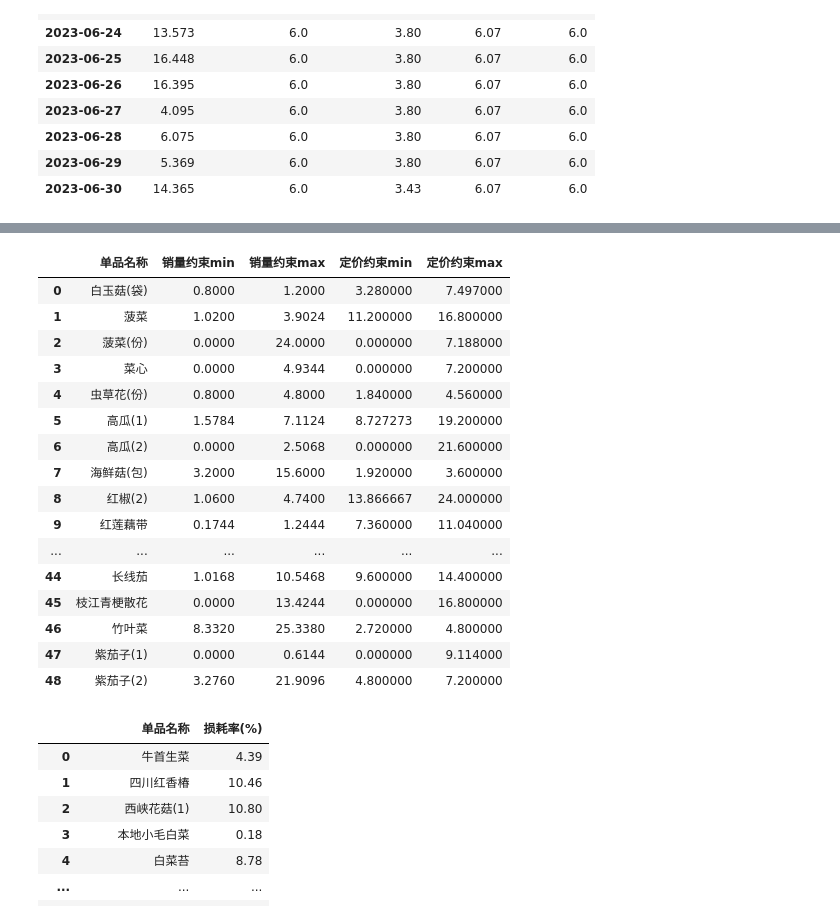
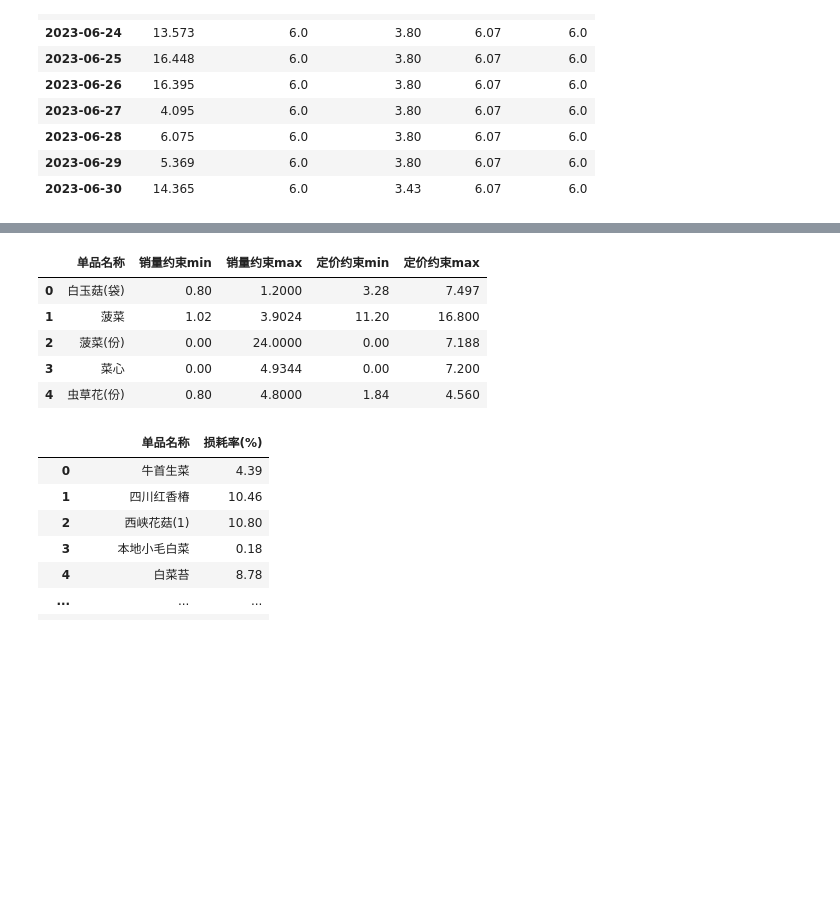
Before and after one commit to XingA02/CUMCM-2023C, a Jupyter notebook: 3_2_寻找需要的数据.ipynb, the cells around one changed output, grey strips where cells are left out. Drawn from its saved outputs; the diff is of its cells as text; code cells hidden in the pictures; blank space fills up the shorter version.

```diff
--- a/3_2_寻找需要的数据.ipynb
+++ b/3_2_寻找需要的数据.ipynb
@@ -233,28 +222,17 @@ result
 # %%
 result['销量约束min'] = result['销量最小值'] * 0.8
 result['销量约束max'] = result['销量最大值'] * 1.2
 result['定价约束min'] = result['定价最小值'] * 0.8
 result['定价约束max'] = result['定价最大值'] * 1.2
 result = result[['单品名称', '销量约束min', '销量约束max', '定价约束min', '定价约束max']]
-result
+result.head()
 # %% [output]
 |  | 单品名称 | 销量约束min | 销量约束max | 定价约束min | 定价约束max |
-| 0 | 白玉菇(袋) | 0.8000 | 1.2000 | 3.280000 | 7.497000 |
-| 1 | 菠菜 | 1.0200 | 3.9024 | 11.200000 | 16.800000 |
-| 2 | 菠菜(份) | 0.0000 | 24.0000 | 0.000000 | 7.188000 |
-| 3 | 菜心 | 0.0000 | 4.9344 | 0.000000 | 7.200000 |
-| 4 | 虫草花(份) | 0.8000 | 4.8000 | 1.840000 | 4.560000 |
-| 5 | 高瓜(1) | 1.5784 | 7.1124 | 8.727273 | 19.200000 |
-| 6 | 高瓜(2) | 0.0000 | 2.5068 | 0.000000 | 21.600000 |
-| 7 | 海鲜菇(包) | 3.2000 | 15.6000 | 1.920000 | 3.600000 |
-| 8 | 红椒(2) | 1.0600 | 4.7400 | 13.866667 | 24.000000 |
-| 9 | 红莲藕带 | 0.1744 | 1.2444 | 7.360000 | 11.040000 |
-| ... | ... | ... | ... | ... | ... |
-| 44 | 长线茄 | 1.0168 | 10.5468 | 9.600000 | 14.400000 |
-| 45 | 枝江青梗散花 | 0.0000 | 13.4244 | 0.000000 | 16.800000 |
-| 46 | 竹叶菜 | 8.3320 | 25.3380 | 2.720000 | 4.800000 |
-| 47 | 紫茄子(1) | 0.0000 | 0.6144 | 0.000000 | 9.114000 |
-| 48 | 紫茄子(2) | 3.2760 | 21.9096 | 4.800000 | 7.200000 |
+| 0 | 白玉菇(袋) | 0.80 | 1.2000 | 3.28 | 7.497 |
+| 1 | 菠菜 | 1.02 | 3.9024 | 11.20 | 16.800 |
+| 2 | 菠菜(份) | 0.00 | 24.0000 | 0.00 | 7.188 |
+| 3 | 菜心 | 0.00 | 4.9344 | 0.00 | 7.200 |
+| 4 | 虫草花(份) | 0.80 | 4.8000 | 1.84 | 4.560 |
 # %%
 kuisun = pd.read_excel("0_赛题\\附件4.xlsx", sheet_name="Sheet1").drop("单品编码", axis=1)
 kuisun
```
Also changed, not shown: parts of 2 cells of this notebook, 19 other files.
